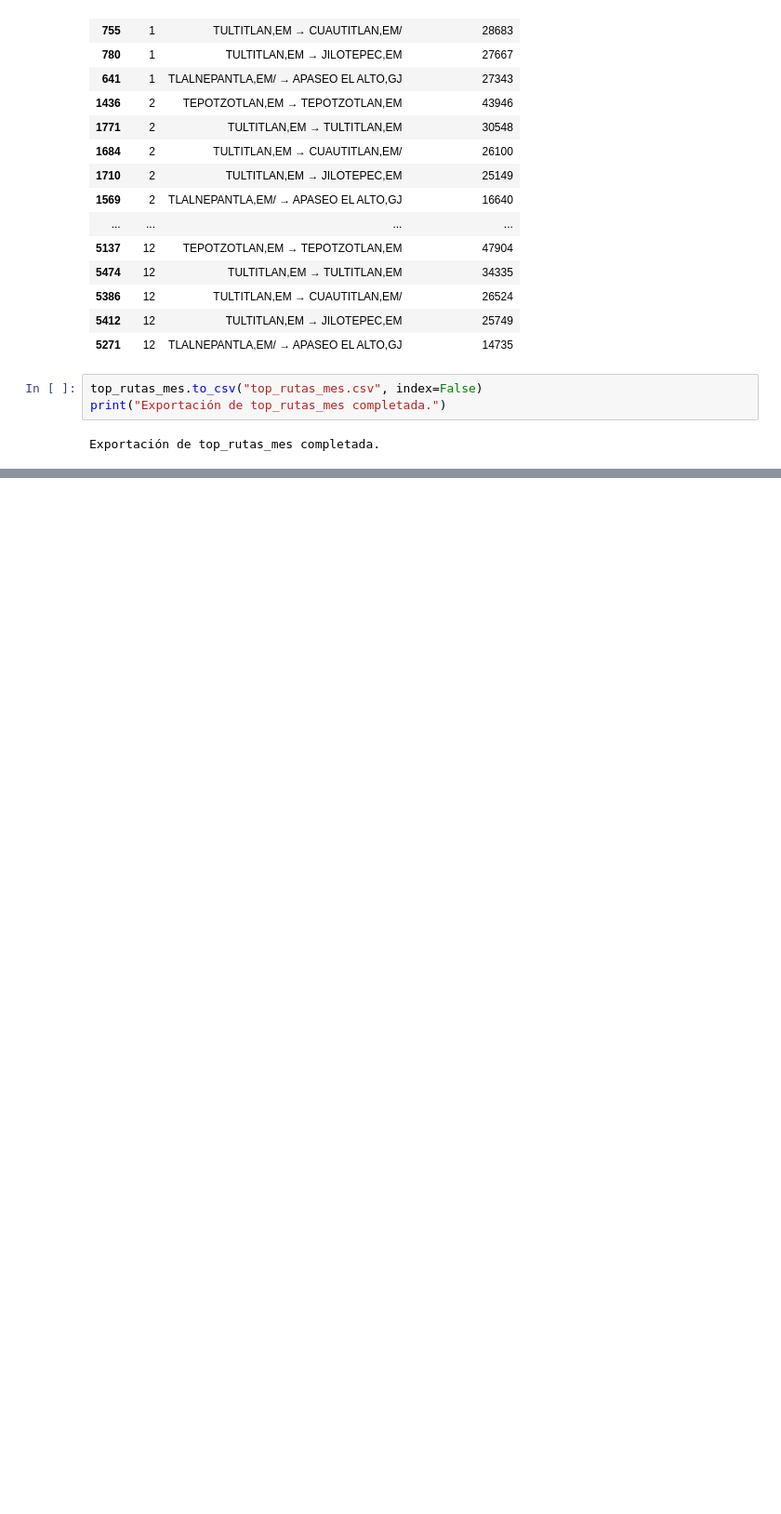
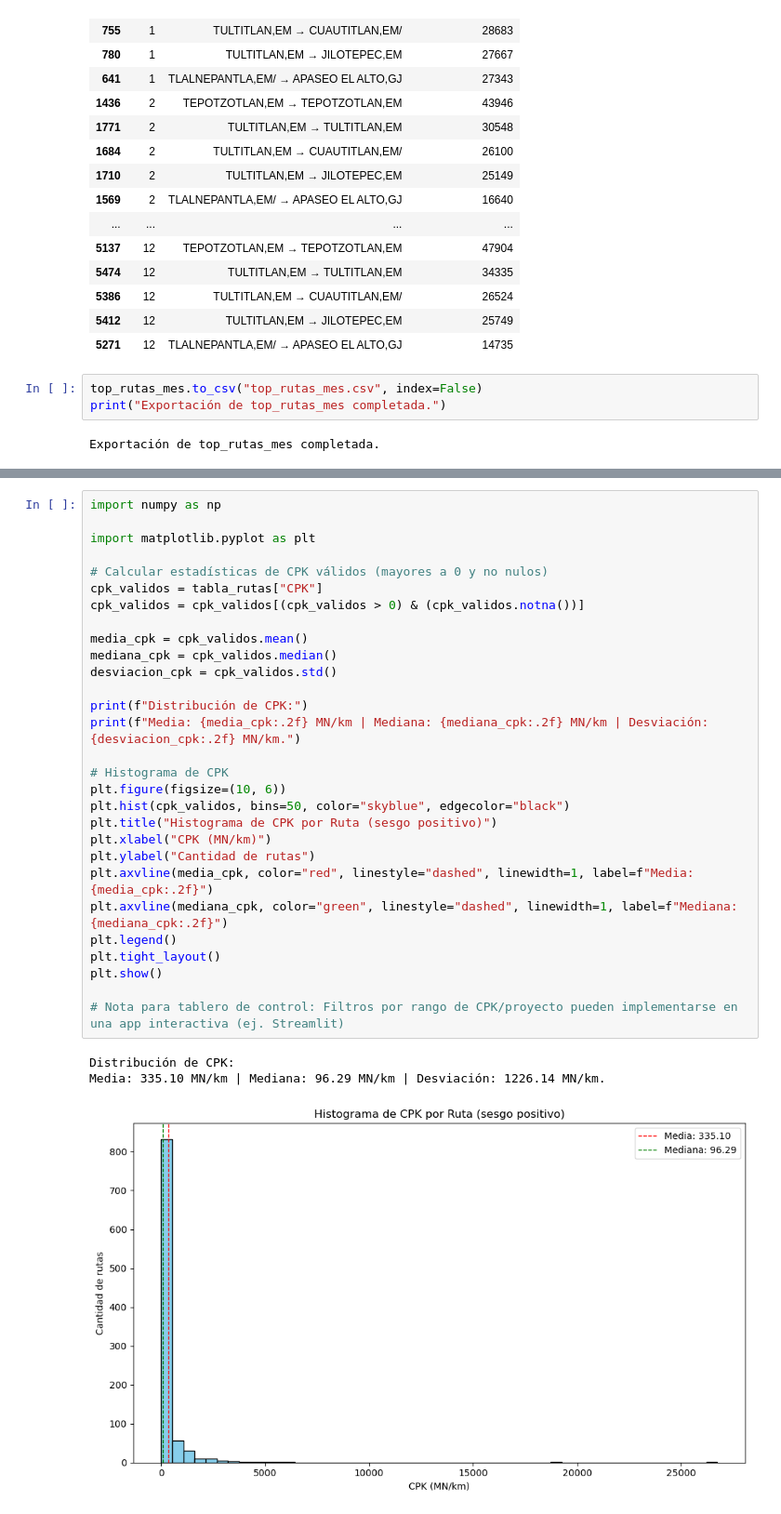
Before and after one commit to pomaremiliano/dashboard-datastorm, a Jupyter notebook: data/RecoleccionReto.ipynb, the cells around one changed output, grey strips where cells are left out. Shown at 93% size. Drawn from its saved outputs; the diff is of its cells as text; blank space fills up the shorter version.

```diff
--- a/data/RecoleccionReto.ipynb
+++ b/data/RecoleccionReto.ipynb
@@ -1932,0 +2015,33 @@ Exportación de top_rutas_mes completada.
+# %%
+import numpy as np
+
+import matplotlib.pyplot as plt
+
+# Calcular estadísticas de CPK válidos (mayores a 0 y no nulos)
+cpk_validos = tabla_rutas["CPK"]
+cpk_validos = cpk_validos[(cpk_validos > 0) & (cpk_validos.notna())]
+
+media_cpk = cpk_validos.mean()
+mediana_cpk = cpk_validos.median()
+desviacion_cpk = cpk_validos.std()
+
+print(f"Distribución de CPK:")
+print(f"Media: {media_cpk:.2f} MN/km | Mediana: {mediana_cpk:.2f} MN/km | Desviación: {desviacion_cpk:.2f} MN/km.")
+
+# Histograma de CPK
+plt.figure(figsize=(10, 6))
+plt.hist(cpk_validos, bins=50, color="skyblue", edgecolor="black")
+plt.title("Histograma de CPK por Ruta (sesgo positivo)")
+plt.xlabel("CPK (MN/km)")
+plt.ylabel("Cantidad de rutas")
+plt.axvline(media_cpk, color="red", linestyle="dashed", linewidth=1, label=f"Media: {media_cpk:.2f}")
+plt.axvline(mediana_cpk, color="green", linestyle="dashed", linewidth=1, label=f"Mediana: {mediana_cpk:.2f}")
+plt.legend()
+plt.tight_layout()
+plt.show()
+
+# Nota para tablero de control: Filtros por rango de CPK/proyecto pueden implementarse en una app interactiva (ej. Streamlit)
+# %% [output]
+Distribución de CPK:
+Media: 335.10 MN/km | Mediana: 96.29 MN/km | Desviación: 1226.14 MN/km.
+[figure, added]
```
Also changed, not shown: parts of 8 cells of this notebook, 3 other files.
